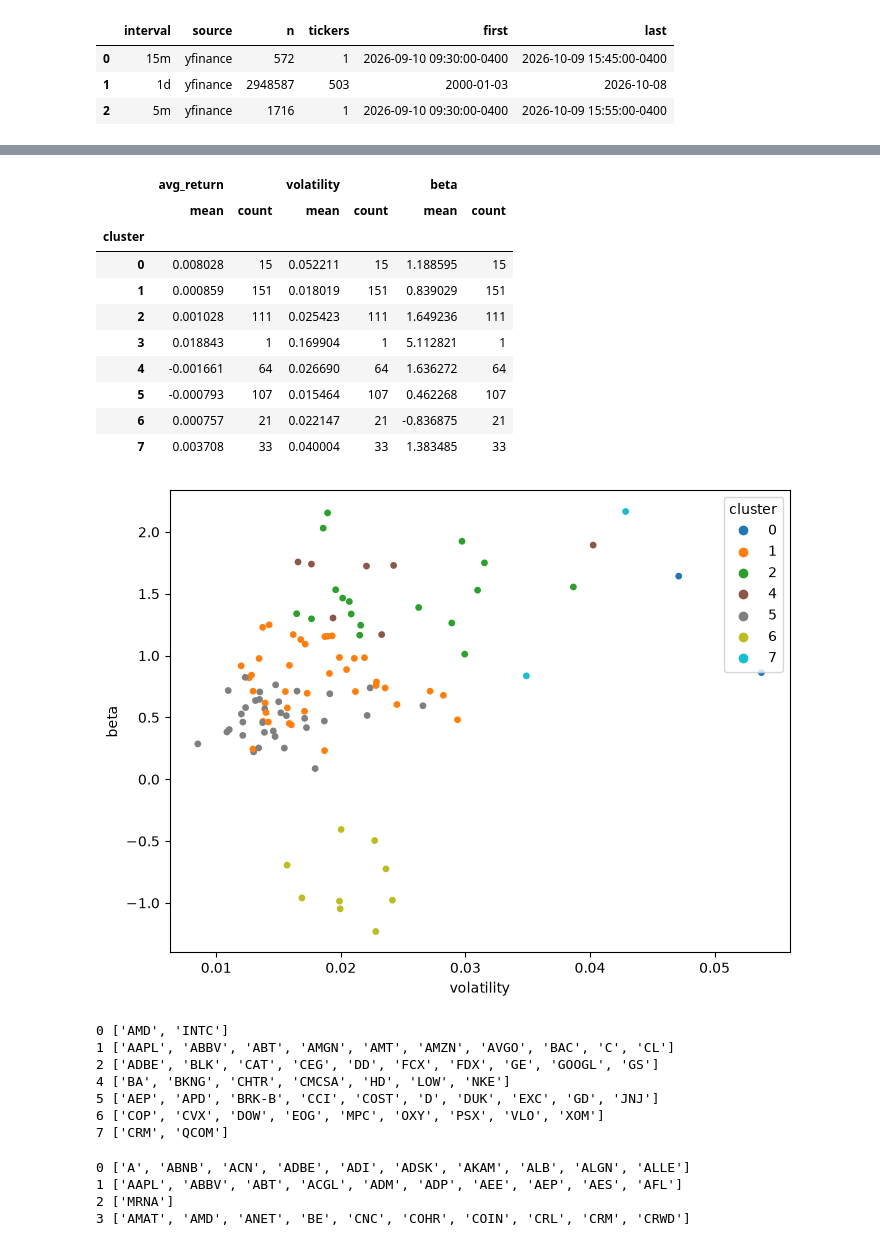
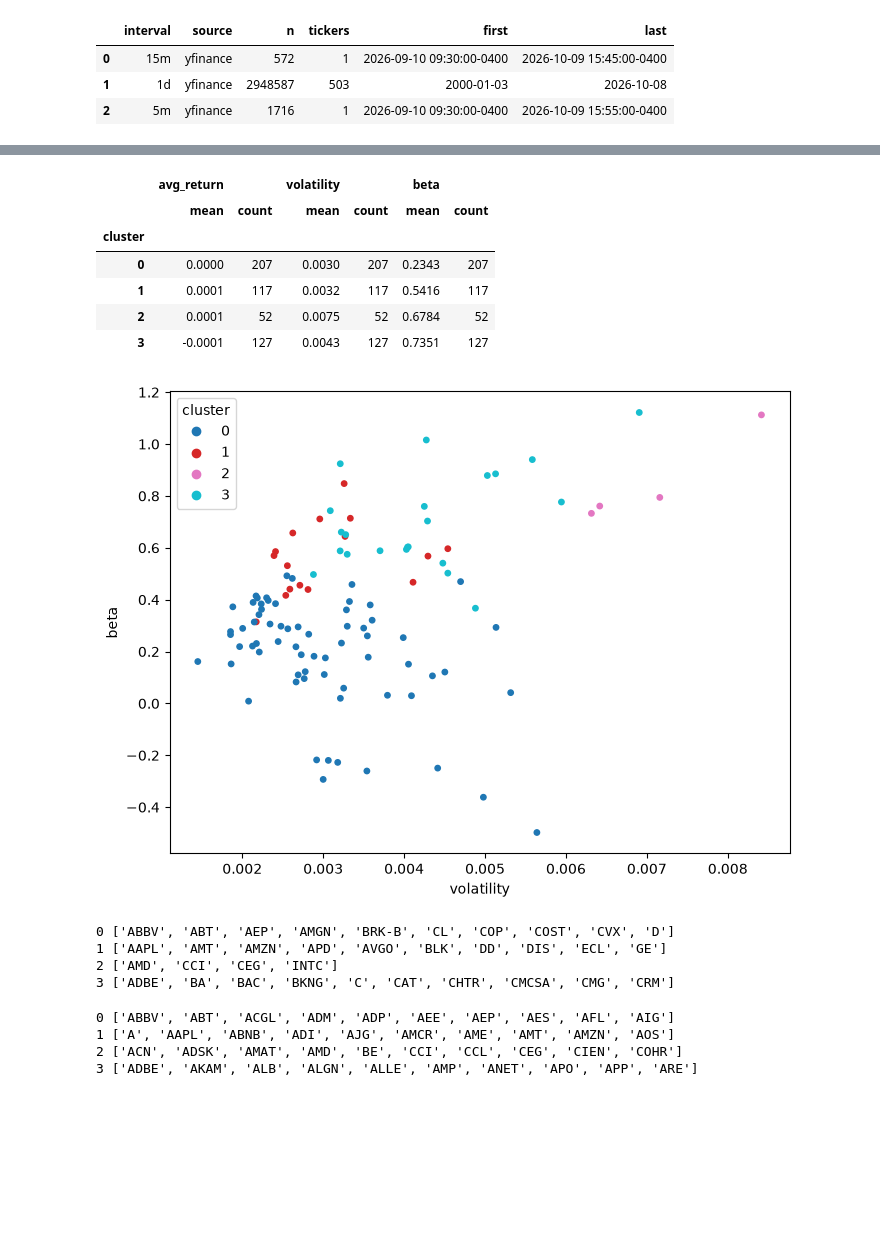
Before and after one commit to mpatelgr/finance-data-pipeline, a Jupyter notebook: notebooks/01_scikit_test.ipynb, the cells around one changed output, grey strips where cells are left out. Saved outputs shown, nothing was run; the diff lists cells and outputs as text; code cells hidden in the pictures; blank space fills up the shorter version.

```diff
--- a/notebooks/01_scikit_test.ipynb
+++ b/notebooks/01_scikit_test.ipynb
@@ -207,9 +207,9 @@ def load_prices(conn, interval="1d", period=None, tickers=None, source=None):
     ]
 
 
-prices = load_prices(conn, interval="1d", period="6m", source=None)  # adjust values
+# prices = load_prices(conn, interval="1d", period="6m", source=None)  # adjust values
 
-#prices = regular_hours_only(load_prices(conn, interval="15m", period="6m"))
+prices = regular_hours_only(load_prices(conn, interval="15m", period="6m"))
 
 prices.head()
 # %% [output]
@@ -416,54 +416,54 @@ def cluster_stocks(profiles, n_clusters=4):
     return pd.Series(km.fit_predict(scaled), index=profiles.index, name="cluster")
 
 
-profiles["cluster"] = cluster_stocks(profiles, n_clusters=8)
-profiles.groupby("cluster").agg(["mean", "count"]).round(8)
+profiles["cluster"] = cluster_stocks(profiles, n_clusters=4)
+profiles.groupby("cluster").agg(["mean", "count"]).round(4)
 # %% [output]
 |  | avg_return |  | volatility |  | beta |  |
 |  | mean | count | mean | count | mean | count |
 | cluster |  |  |  |  |  |  |
-| 0 | 0.008028 | 15 | 0.052211 | 15 | 1.188595 | 15 |
-| 1 | 0.000859 | 151 | 0.018019 | 151 | 0.839029 | 151 |
-| 2 | 0.001028 | 111 | 0.025423 | 111 | 1.649236 | 111 |
-| 3 | 0.018843 | 1 | 0.169904 | 1 | 5.112821 | 1 |
-| 4 | -0.001661 | 64 | 0.026690 | 64 | 1.636272 | 64 |
-| 5 | -0.000793 | 107 | 0.015464 | 107 | 0.462268 | 107 |
-| 6 | 0.000757 | 21 | 0.022147 | 21 | -0.836875 | 21 |
-| 7 | 0.003708 | 33 | 0.040004 | 33 | 1.383485 | 33 |
+| 0 | 0.0000 | 207 | 0.0030 | 207 | 0.2343 | 207 |
+| 1 | 0.0001 | 117 | 0.0032 | 117 | 0.5416 | 117 |
+| 2 | 0.0001 | 52 | 0.0075 | 52 | 0.6784 | 52 |
+| 3 | -0.0001 | 127 | 0.0043 | 127 | 0.7351 | 127 |
 # %%
 mask = profiles.index.isin(all_tickers)   # boolean array, one entry per row
 sub_profiles = profiles[mask]
 # %%
 import matplotlib.pyplot as plt
 
+plot_sub = True
+
 fig, ax = plt.subplots(figsize=(8, 6))
-scatter = (
-    ax.scatter(sub_profiles["volatility"], sub_profiles["beta"], c=sub_profiles["cluster"], cmap="tab10", s=15)
+
+if plot_sub:
+    scatter = (
+        ax.scatter(sub_profiles["volatility"], sub_profiles["beta"], c=sub_profiles["cluster"], cmap="tab10", s=15)
+    )
+    for c in sorted(sub_profiles["cluster"].unique()):
+    print(c, list(sub_profiles[sub_profiles["cluster"] == c].index[:10]))
+else:
+    scatter = (
+    ax.scatter(profiles["volatility"], profiles["beta"], c=profiles["cluster"], cmap="tab10", s=15)
 )
-# scatter = (
-#     ax.scatter(profiles["volatility"], profiles["beta"], c=profiles["cluster"], cmap="tab10", s=15)
-# )
 ax.set_xlabel("volatility")
 ax.set_ylabel("beta")
 ax.legend(*scatter.legend_elements(), title="cluster")
 plt.show()
 
 for c in sorted(sub_profiles["cluster"].unique()):
     print(c, list(sub_profiles[sub_profiles["cluster"] == c].index[:10]))
 # %% [output]
-[figure, old version]
+[figure, new version]
-0 ['AMD', 'INTC']
-1 ['AAPL', 'ABBV', 'ABT', 'AMGN', 'AMT', 'AMZN', 'AVGO', 'BAC', 'C', 'CL']
-2 ['ADBE', 'BLK', 'CAT', 'CEG', 'DD', 'FCX', 'FDX', 'GE', 'GOOGL', 'GS']
-4 ['BA', 'BKNG', 'CHTR', 'CMCSA', 'HD', 'LOW', 'NKE']
-5 ['AEP', 'APD', 'BRK-B', 'CCI', 'COST', 'D', 'DUK', 'EXC', 'GD', 'JNJ']
-6 ['COP', 'CVX', 'DOW', 'EOG', 'MPC', 'OXY', 'PSX', 'VLO', 'XOM']
-7 ['CRM', 'QCOM']
+0 ['ABBV', 'ABT', 'AEP', 'AMGN', 'BRK-B', 'CL', 'COP', 'COST', 'CVX', 'D']
+1 ['AAPL', 'AMT', 'AMZN', 'APD', 'AVGO', 'BLK', 'DD', 'DIS', 'ECL', 'GE']
+2 ['AMD', 'CCI', 'CEG', 'INTC']
+3 ['ADBE', 'BA', 'BAC', 'BKNG', 'C', 'CAT', 'CHTR', 'CMCSA', 'CMG', 'CRM']
 # %%
 for c in sorted(profiles["cluster"].unique()):
     print(c, list(profiles[profiles["cluster"] == c].index[:10]))
 # %% [output]
-0 ['A', 'ABNB', 'ACN', 'ADBE', 'ADI', 'ADSK', 'AKAM', 'ALB', 'ALGN', 'ALLE']
-1 ['AAPL', 'ABBV', 'ABT', 'ACGL', 'ADM', 'ADP', 'AEE', 'AEP', 'AES', 'AFL']
-2 ['MRNA']
-3 ['AMAT', 'AMD', 'ANET', 'BE', 'CNC', 'COHR', 'COIN', 'CRL', 'CRM', 'CRWD']
+0 ['ABBV', 'ABT', 'ACGL', 'ADM', 'ADP', 'AEE', 'AEP', 'AES', 'AFL', 'AIG']
+1 ['A', 'AAPL', 'ABNB', 'ADI', 'AJG', 'AMCR', 'AME', 'AMT', 'AMZN', 'AOS']
+2 ['ACN', 'ADSK', 'AMAT', 'AMD', 'BE', 'CCI', 'CCL', 'CEG', 'CIEN', 'COHR']
+3 ['ADBE', 'AKAM', 'ALB', 'ALGN', 'ALLE', 'AMP', 'ANET', 'APO', 'APP', 'ARE']
```
Also changed, not shown: parts of 5 cells of this notebook.
